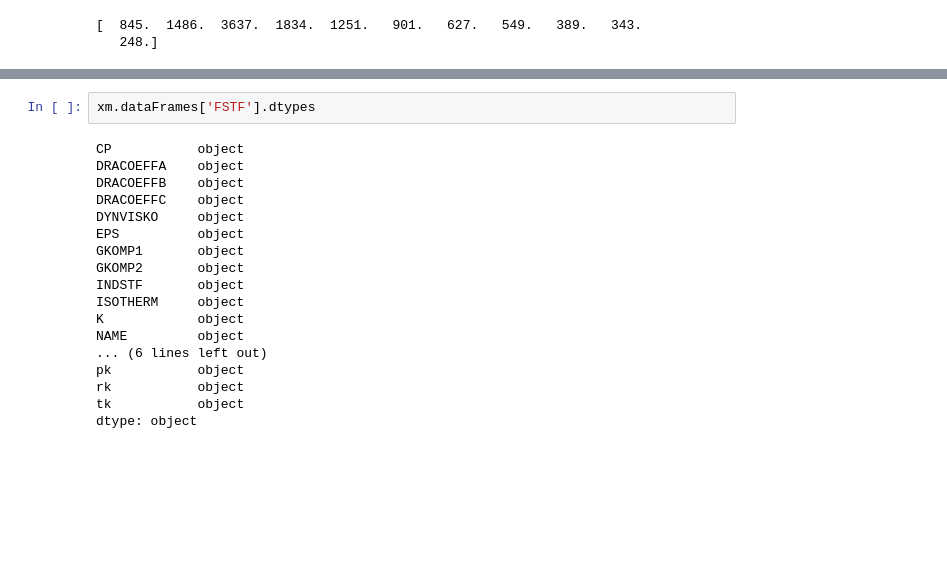
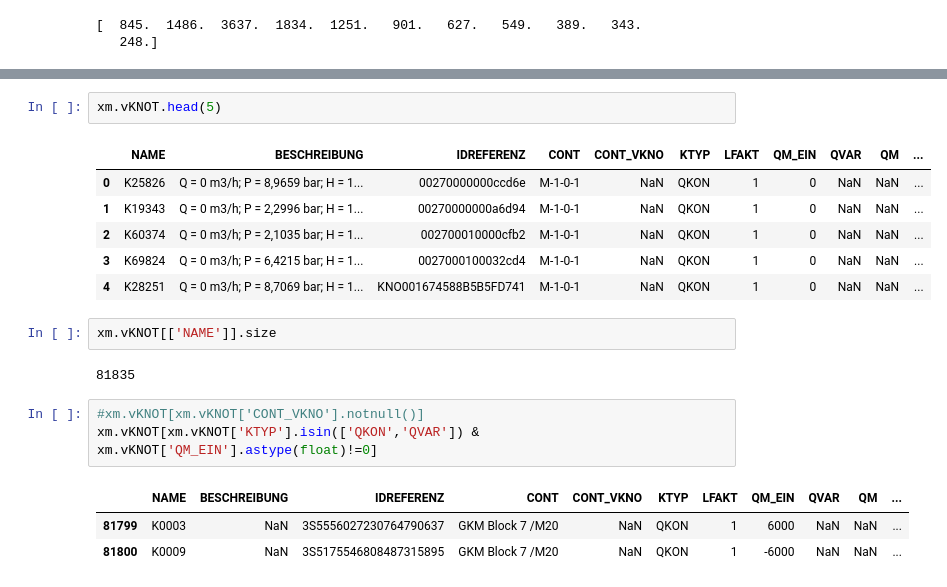
Before and after one commit to aw3s/PT3S, a Jupyter notebook: nb/XmWithPandas.ipynb, the cells around one changed output, grey strips where cells are left out. Cells and saved outputs as stored; diff of their text form; blank space fills up the shorter version.

```diff
--- a/nb/XmWithPandas.ipynb
+++ b/nb/XmWithPandas.ipynb
@@ -304,20 +199,20 @@ vKNOT.head(5)
-# %%
-xm.dataFrames['FSTF'].dtypes
-# %% [output]
-CP           object
-DRACOEFFA    object
-DRACOEFFB    object
-DRACOEFFC    object
-DYNVISKO     object
-EPS          object
-GKOMP1       object
-GKOMP2       object
-INDSTF       object
-ISOTHERM     object
-K            object
-NAME         object
-... (6 lines left out)
-pk           object
-rk           object
-tk           object
-dtype: object
+# %%
+xm.vKNOT.head(5)
+# %% [output]
+|  | NAME | BESCHREIBUNG | IDREFERENZ | CONT | CONT_VKNO | KTYP | LFAKT | QM_EIN | QVAR | QM | ... |
+| 0 | K25826 | Q = 0 m3/h; P = 8,9659 bar; H = 1... | 00270000000ccd6e | M-1-0-1 | NaN | QKON | 1 | 0 | NaN | NaN | ... |
+| 1 | K19343 | Q = 0 m3/h; P = 2,2996 bar; H = 1... | 00270000000a6d94 | M-1-0-1 | NaN | QKON | 1 | 0 | NaN | NaN | ... |
+| 2 | K60374 | Q = 0 m3/h; P = 2,1035 bar; H = 1... | 002700010000cfb2 | M-1-0-1 | NaN | QKON | 1 | 0 | NaN | NaN | ... |
+| 3 | K69824 | Q = 0 m3/h; P = 6,4215 bar; H = 1... | 0027000100032cd4 | M-1-0-1 | NaN | QKON | 1 | 0 | NaN | NaN | ... |
+| 4 | K28251 | Q = 0 m3/h; P = 8,7069 bar; H = 1... | KNO001674588B5B5FD741 | M-1-0-1 | NaN | QKON | 1 | 0 | NaN | NaN | ... |
+# %%
+xm.vKNOT[['NAME']].size
+# %% [output]
+81835
+# %%
+#xm.vKNOT[xm.vKNOT['CONT_VKNO'].notnull()]
+xm.vKNOT[xm.vKNOT['KTYP'].isin(['QKON','QVAR']) & xm.vKNOT['QM_EIN'].astype(float)!=0]
+# %% [output]
+|  | NAME | BESCHREIBUNG | IDREFERENZ | CONT | CONT_VKNO | KTYP | LFAKT | QM_EIN | QVAR | QM | ... |
+| 81799 | K0003 | NaN | 3S5556027230764790637 | GKM Block 7 /M20 | NaN | QKON | 1 | 6000 | NaN | NaN | ... |
+| 81800 | K0009 | NaN | 3S5175546808487315895 | GKM Block 7 /M20 | NaN | QKON | 1 | -6000 | NaN | NaN | ... |
```
Also changed, not shown: parts of 14 cells of this notebook, 1 other file.
